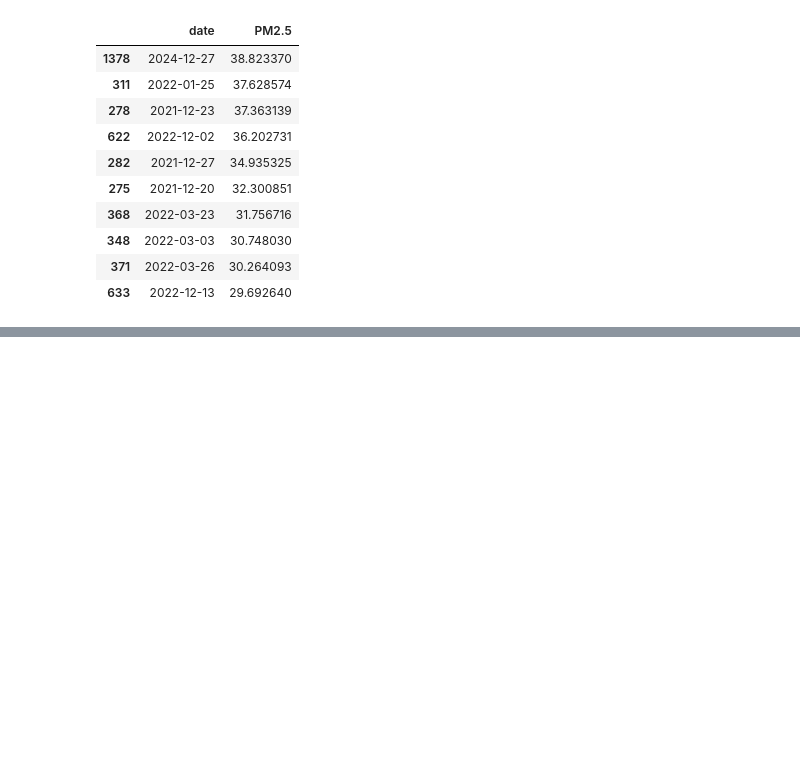
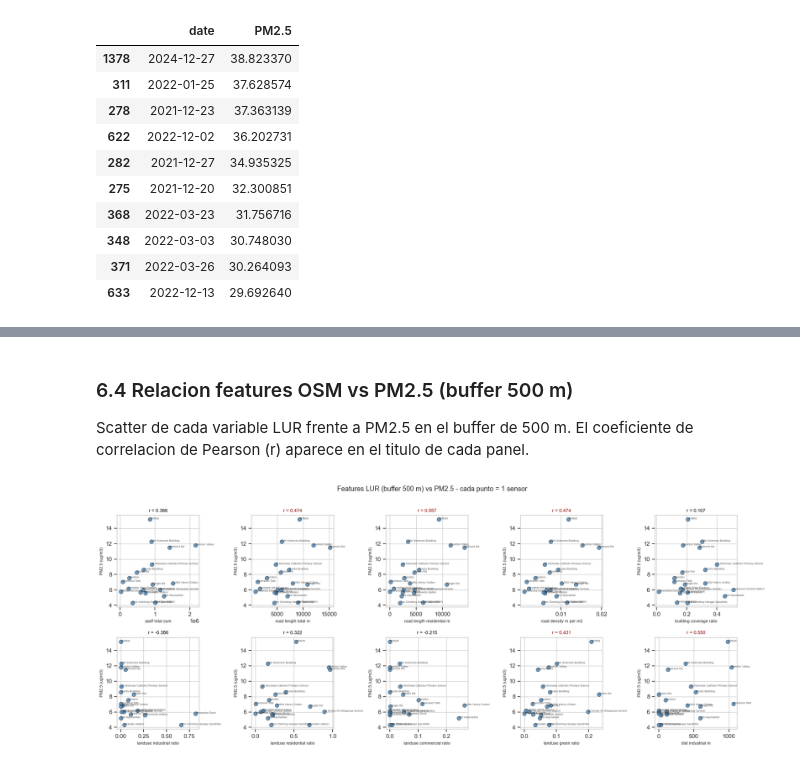
Before and after one commit to ivanloki00/Proyecto-III, a Jupyter notebook: src/analysis/EDA_Temporal.ipynb, the cells around one changed output, grey strips where cells are left out. Drawn from its saved outputs; the diff is of its cells as text; code cells hidden in the pictures; blank space fills up the shorter version.

```diff
--- a/src/analysis/EDA_Temporal.ipynb
+++ b/src/analysis/EDA_Temporal.ipynb
@@ -179,0 +346,45 @@ fig.show()
+# %% [markdown]
+### 6.4 Relacion features OSM vs PM2.5 (buffer 500 m)
+
+Scatter de cada variable LUR frente a PM2.5 en el buffer de 500 m.
+El coeficiente de correlacion de Pearson (r) aparece en el titulo de cada panel.
+# %%
+feat_500 = feat[feat["buffer_m"] == 500].copy()
+feat_500["label"] = feat_500["sensor_id"].map(labels)
+
+FEATURE_COLS = [
+    "aadf_total_sum", "road_length_total_m", "road_length_residential_m",
+    "road_density_m_per_m2", "building_coverage_ratio",
+    "landuse_industrial_ratio", "landuse_residential_ratio",
+    "landuse_commercial_ratio", "landuse_green_ratio", "dist_industrial_m",
+]
+FEATURE_COLS = [c for c in FEATURE_COLS if c in feat_500.columns]
+
+ncols = 5
+nrows = int(np.ceil(len(FEATURE_COLS) / ncols))
+fig, axes = plt.subplots(nrows, ncols, figsize=(18, nrows * 3.5))
+axes = axes.flatten()
+
+for i, col in enumerate(FEATURE_COLS):
+    ax = axes[i]
+    ax.scatter(feat_500[col], feat_500["PM2.5"],
+               color="steelblue", edgecolors="k", linewidths=0.5, s=55, alpha=0.8)
+    corr = feat_500[[col, "PM2.5"]].corr().iloc[0, 1]
+    for _, row in feat_500.iterrows():
+        ax.annotate(row["label"], (row[col], row["PM2.5"]),
+                    fontsize=5.5, alpha=0.75, ha="left")
+    ax.set_xlabel(col.replace("_", " "), fontsize=8)
+    ax.set_ylabel("PM2.5 (ug/m3)", fontsize=8)
+    ax.set_title(f"r = {corr:.3f}", fontsize=9,
+                 color="darkred" if abs(corr) > 0.4 else "black")
+
+for j in range(i + 1, len(axes)):
+    axes[j].set_visible(False)
+
+fig.suptitle("Features LUR (buffer 500 m) vs PM2.5 - cada punto = 1 sensor",
+             fontsize=13, y=1.01)
+plt.tight_layout()
+plt.savefig(FIG_DIR / "lur_scatter_features_pm25.png", dpi=150, bbox_inches="tight")
+plt.show()
+# %% [output]
+[figure, added]
```
Also changed, not shown: parts of 14 cells of this notebook, 6 other files.
